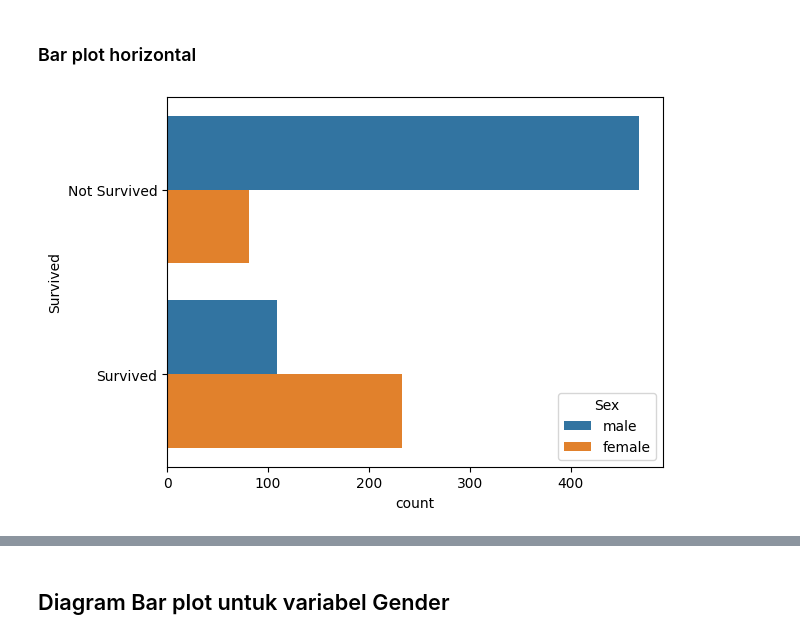
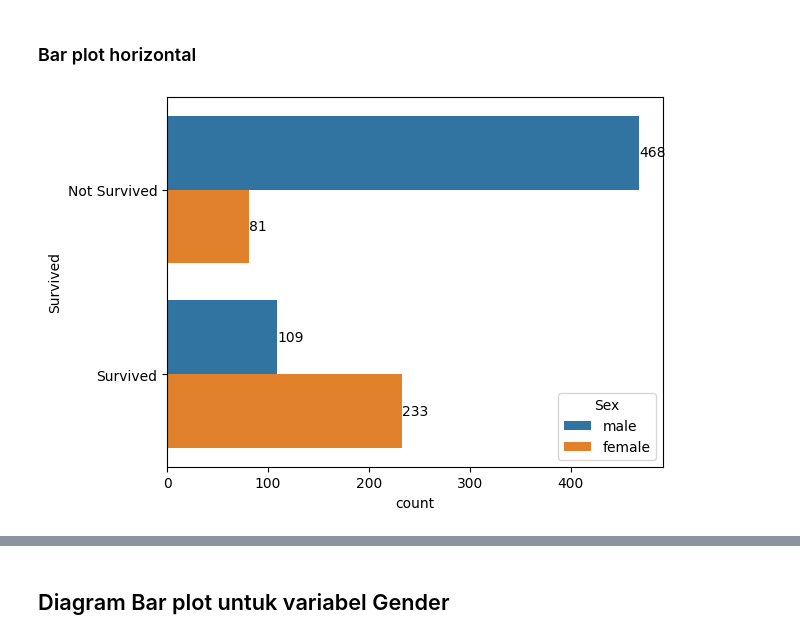
Before and after one commit to stevensa1/Steven-Data-Analyst-Assigments, a Jupyter notebook: Tugas 7 8/Topik 7 8 - Steven Soewignjo.ipynb, the cells around one changed output, grey strips where cells are left out. Drawn from its saved outputs; the diff is of its cells as text; code cells hidden in the pictures.

```diff
--- a/Tugas 7 8/Topik 7 8 - Steven Soewignjo.ipynb
+++ b/Tugas 7 8/Topik 7 8 - Steven Soewignjo.ipynb
@@ -144,8 +144,11 @@ plt.show()
 # %%
 # Membuat barplot untuk variabel 'Survived' dari data 'df_cat' yang dibedakan berdasarkan 'Sex'
 ax = sns.countplot(y = 'Survived', data = df_cat, hue = "Sex")
 # Mengset label x dengan 0 = Not Survived, dan 1 adalah Survived
 ax.set_yticklabels(['Not Survived', 'Survived'])
+for i in ax.containers:
+    ax.bar_label(i, label_type='edge', fontsize=10)
+
 plt.show()
 # %% [output]
-[figure, old version]
+[figure, new version]
```
Also changed, not shown: parts of 1 cell of this notebook.
